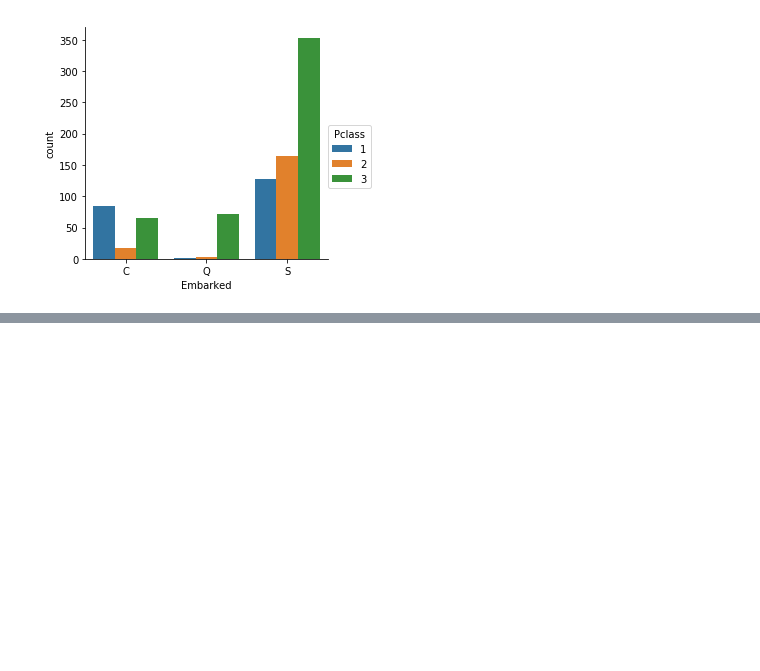
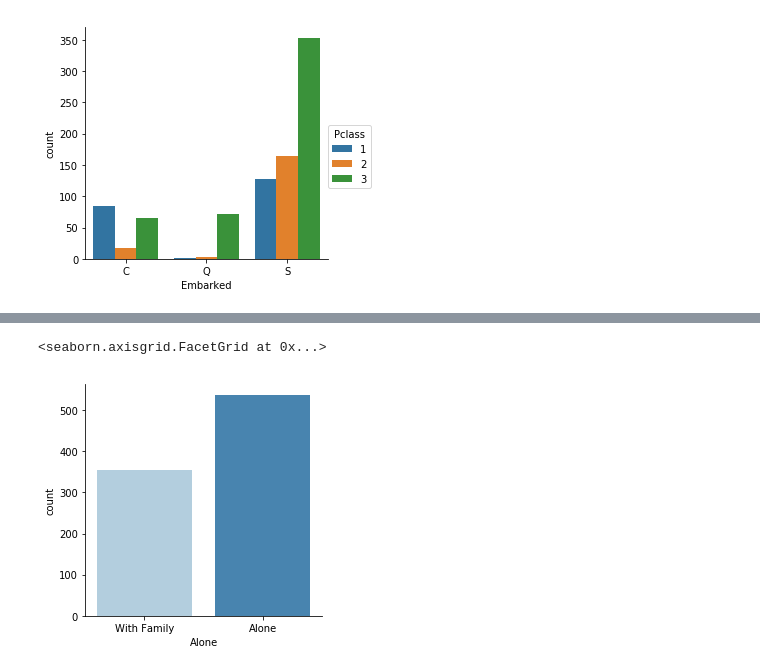
Before and after one commit to hoangrandy/Titanic-Machine-Learning-from-Disaster, a Jupyter notebook: titanic_analysis.ipynb, the cells around one changed output, grey strips where cells are left out. Drawn from its saved outputs; the diff is of its cells as text; code cells hidden in the pictures; blank space fills up the shorter version.

```diff
--- a/titanic_analysis.ipynb
+++ b/titanic_analysis.ipynb
@@ -214,0 +225,5 @@ sns.factorplot('Embarked',data=titanic_df,hue='Pclass', kind = "count", order=['
+# %%
+# SibSp 1 = Has a sibling onboard | 0 = no sibling
+# Parch 1 = Has parent or child on board | 0 = no child or parent
+
+titanic_df['Alone'] = titanic_df.SibSp + titanic_df.Parch
@@ -214,0 +251,4 @@ sns.factorplot('Embarked',data=titanic_df,hue='Pclass', kind = "count", order=['
+# %%
+# Set values for loners and non-loners
+titanic_df['Alone'].loc[titanic_df['Alone']>0] = 'With Family'
+titanic_df['Alone'].loc[titanic_df['Alone'] == 0] = 'Alone'
@@ -214,0 +269,5 @@ sns.factorplot('Embarked',data=titanic_df,hue='Pclass', kind = "count", order=['
+# %%
+sns.factorplot('Alone', data=titanic_df,palette='Blues',kind = 'count')
+# %% [output]
+<seaborn.axisgrid.FacetGrid at 0x...>
+[figure, added]
```
Also changed, not shown: parts of 17 cells of this notebook.
